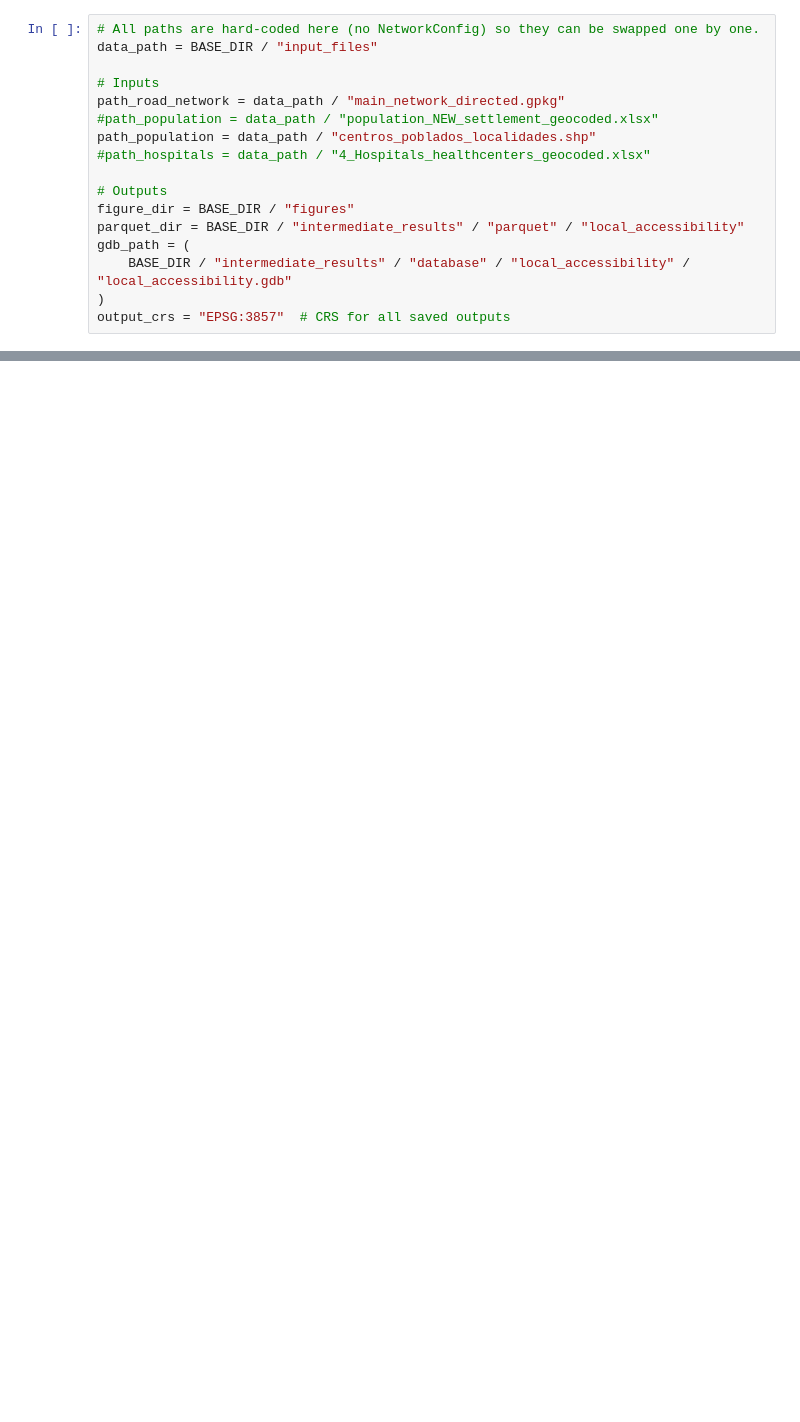
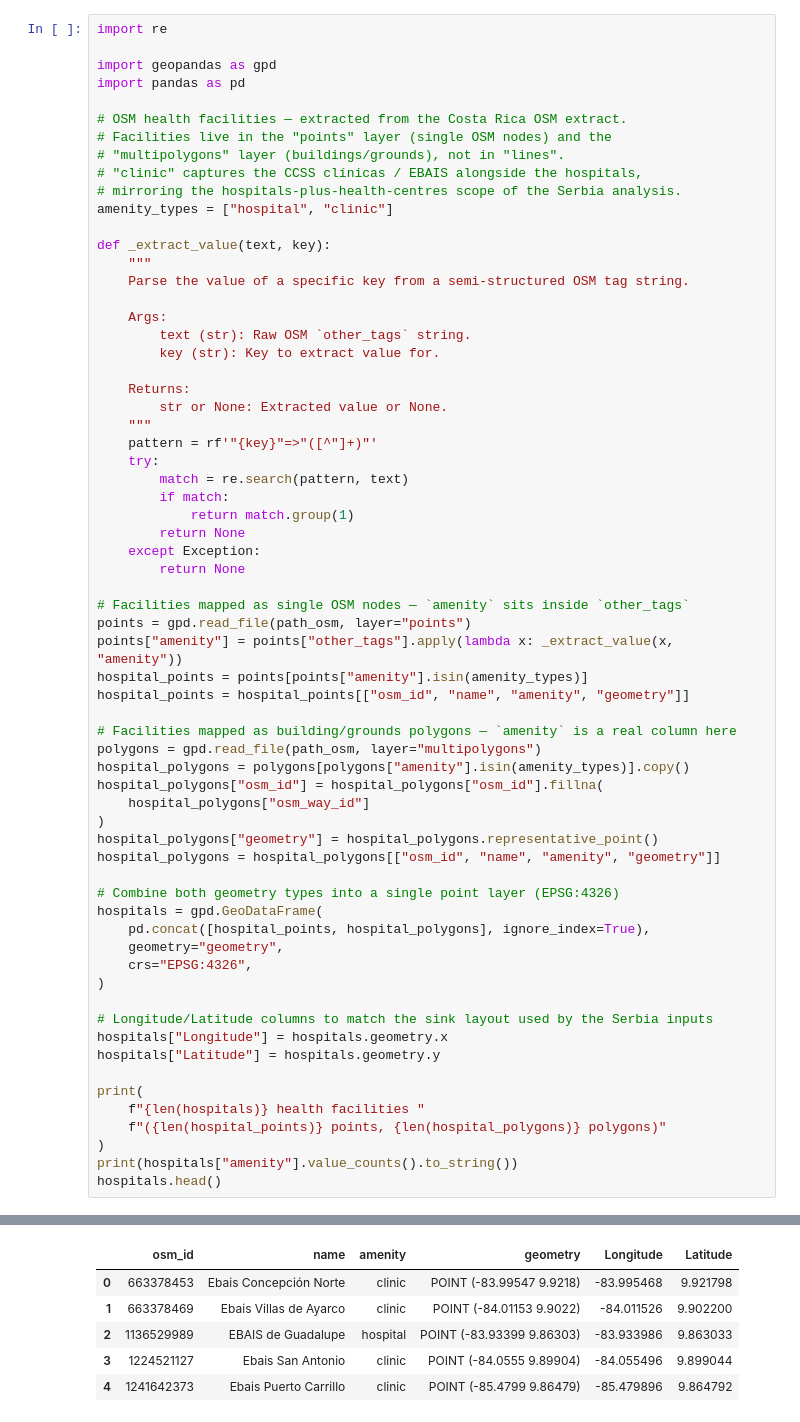
Before and after one commit to joel-deplaen-ivm/Criticality-Analysis-CR, a Jupyter notebook: notebooks/3d_Baseline_Accesibility_Analysis-hospital_CR.ipynb, the cells around one changed output, grey strips where cells are left out. Drawn from its saved outputs; the diff is of its cells as text; blank space fills up the shorter version.

```diff
--- a/notebooks/3d_Baseline_Accesibility_Analysis-hospital_CR.ipynb
+++ b/notebooks/3d_Baseline_Accesibility_Analysis-hospital_CR.ipynb
@@ -124,17 +78,66 @@ hospitals.head()
 # %%
-# All paths are hard-coded here (no NetworkConfig) so they can be swapped one by one.
-data_path = BASE_DIR / "input_files"
+import re
 
-# Inputs
-path_road_network = data_path / "main_network_directed.gpkg"
-#path_population = data_path / "population_NEW_settlement_geocoded.xlsx"
-path_population = data_path / "centros_poblados_localidades.shp"
-#path_hospitals = data_path / "4_Hospitals_healthcenters_geocoded.xlsx"
+import geopandas as gpd
+import pandas as pd
 
-# Outputs
-figure_dir = BASE_DIR / "figures"
-parquet_dir = BASE_DIR / "intermediate_results" / "parquet" / "local_accessibility"
-gdb_path = (
-    BASE_DIR / "intermediate_results" / "database" / "local_accessibility" / "local_accessibility.gdb"
+# OSM health facilities — extracted from the Costa Rica OSM extract.
+# Facilities live in the "points" layer (single OSM nodes) and the
+# "multipolygons" layer (buildings/grounds), not in "lines".
+# "clinic" captures the CCSS clínicas / EBAIS alongside the hospitals,
+# mirroring the hospitals-plus-health-centres scope of the Serbia analysis.
+amenity_types = ["hospital", "clinic"]
+
+def _extract_value(text, key):
+    """
+    Parse the value of a specific key from a semi-structured OSM tag string.
+
+    Args:
+        text (str): Raw OSM `other_tags` string.
+        key (str): Key to extract value for.
+
+    Returns:
+        str or None: Extracted value or None.
+    """
+    pattern = rf'"{key}"=>"([^"]+)"'
+    try:
+        match = re.search(pattern, text)
+        if match:
+            return match.group(1)
+        return None
+    except Exception:
+        return None
+
+# Facilities mapped as single OSM nodes — `amenity` sits inside `other_tags`
+points = gpd.read_file(path_osm, layer="points")
+points["amenity"] = points["other_tags"].apply(lambda x: _extract_value(x, "amenity"))
+hospital_points = points[points["amenity"].isin(amenity_types)]
+hospital_points = hospital_points[["osm_id", "name", "amenity", "geometry"]]
+
+# Facilities mapped as building/grounds polygons — `amenity` is a real column here
+polygons = gpd.read_file(path_osm, layer="multipolygons")
+hospital_polygons = polygons[polygons["amenity"].isin(amenity_types)].copy()
+hospital_polygons["osm_id"] = hospital_polygons["osm_id"].fillna(
+    hospital_polygons["osm_way_id"]
 )
-output_crs = "EPSG:3857"  # CRS for all saved outputs
+hospital_polygons["geometry"] = hospital_polygons.representative_point()
+hospital_polygons = hospital_polygons[["osm_id", "name", "amenity", "geometry"]]
+
+# Combine both geometry types into a single point layer (EPSG:4326)
+hospitals = gpd.GeoDataFrame(
+    pd.concat([hospital_points, hospital_polygons], ignore_index=True),
+    geometry="geometry",
+    crs="EPSG:4326",
+)
+
+# Longitude/Latitude columns to match the sink layout used by the Serbia inputs
+hospitals["Longitude"] = hospitals.geometry.x
+hospitals["Latitude"] = hospitals.geometry.y
+
+print(
+    f"{len(hospitals)} health facilities "
+    f"({len(hospital_points)} points, {len(hospital_polygons)} polygons)"
+)
+print(hospitals["amenity"].value_counts().to_string())
+hospitals.head()
+# %% [output]
@@ -141 +148,7 @@ output_crs = "EPSG:3857"  # CRS for all saved outputs
+|  | osm_id | name | amenity | geometry | Longitude | Latitude |
+| 0 | 663378453 | Ebais Concepción Norte | clinic | POINT (-83.99547 9.9218) | -83.995468 | 9.921798 |
+| 1 | 663378469 | Ebais Villas de Ayarco | clinic | POINT (-84.01153 9.9022) | -84.011526 | 9.902200 |
+| 2 | 1136529989 | EBAIS de Guadalupe | hospital | POINT (-83.93399 9.86303) | -83.933986 | 9.863033 |
+| 3 | 1224521127 | Ebais San Antonio | clinic | POINT (-84.0555 9.89904) | -84.055496 | 9.899044 |
+| 4 | 1241642373 | Ebais Puerto Carrillo | clinic | POINT (-85.4799 9.86479) | -85.479896 | 9.864792 |
 # %%
```
Also changed, not shown: parts of 9 cells of this notebook, 1 other file.
